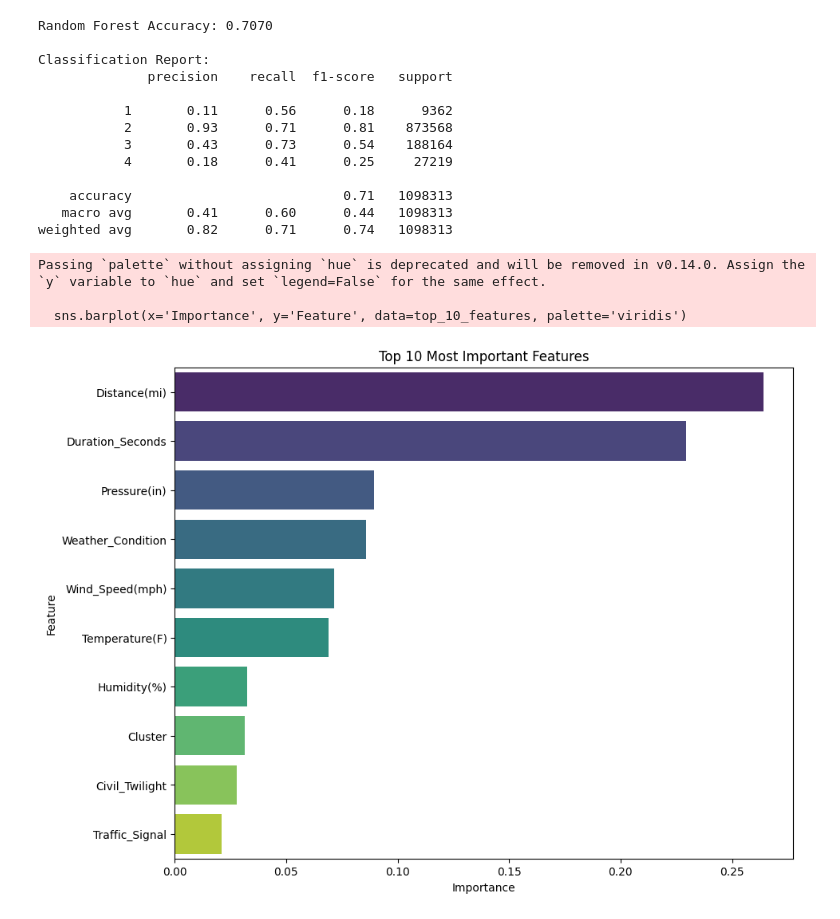
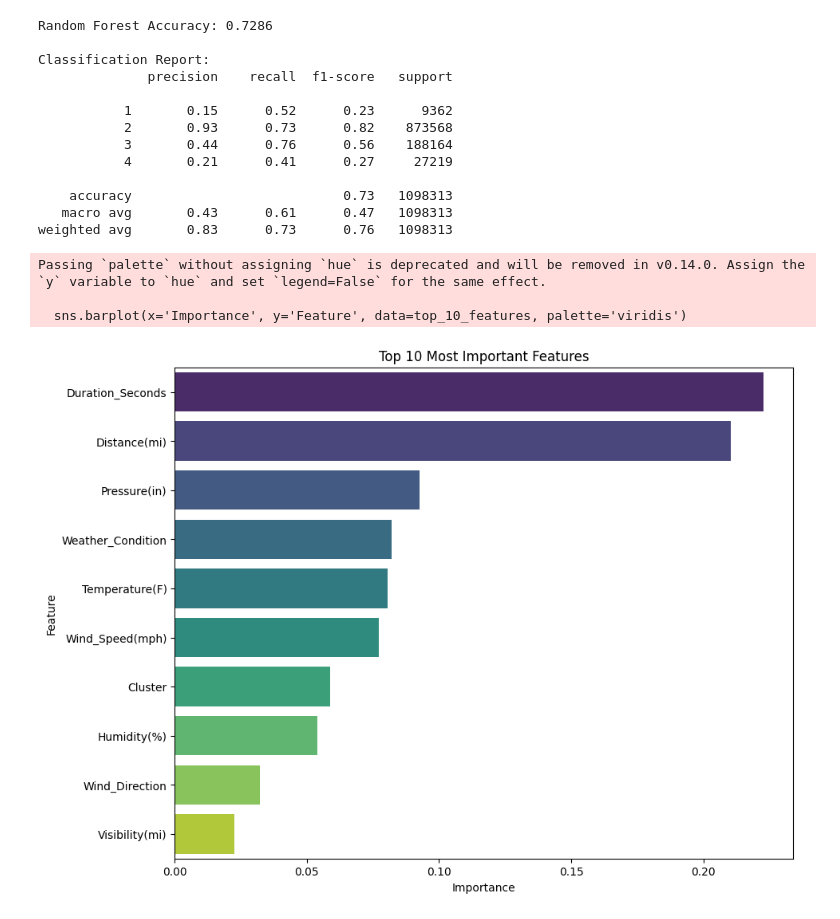
Before and after one commit to JulienLcq/DataMining, a Jupyter notebook: Classification/RF(C).ipynb, the cells around one changed output. Cells and saved outputs as stored; diff of their text form; code cells hidden in the pictures.

```diff
--- a/Classification/RF(C).ipynb
+++ b/Classification/RF(C).ipynb
@@ -27,10 +27,10 @@ split_index = [-1] * len(train_data) + [0] * len(val_data)
 predefined_split = PredefinedSplit(test_fold=split_index)
 
 rf_params = {
-    'min_samples_split': [100, 500, 1000],
-    'min_samples_leaf': [10, 100, 200, 500, 1000],
-    'n_estimators': [10, 20],
-    'max_depth': [10, 20, 50]
+    'min_samples_split': [10, 100, 500, 1000, 10000],
+    'min_samples_leaf': [5, 10, 100, 200, 500, 1000, 10000],
+    'n_estimators': [50, 100],
+    'max_depth': [10, 20, 50, 100]
 }
 
 model_rf = RandomizedSearchCV(
@@ -134,17 +134,17 @@ Best parameters for Random Forest:  {'n_estimators': 20, 'min_samples_split': 10
-Random Forest Accuracy: 0.7070
+Random Forest Accuracy: 0.7286
 
 Classification Report:
               precision    recall  f1-score   support
 
-           1       0.11      0.56      0.18      9362
-           2       0.93      0.71      0.81    873568
-           3       0.43      0.73      0.54    188164
-           4       0.18      0.41      0.25     27219
+           1       0.15      0.52      0.23      9362
+           2       0.93      0.73      0.82    873568
+           3       0.44      0.76      0.56    188164
+           4       0.21      0.41      0.27     27219
 
-    accuracy                           0.71   1098313
-   macro avg       0.41      0.60      0.44   1098313
-weighted avg       0.82      0.71      0.74   1098313
+    accuracy                           0.73   1098313
+   macro avg       0.43      0.61      0.47   1098313
+weighted avg       0.83      0.73      0.76   1098313
 Passing `palette` without assigning `hue` is deprecated and will be removed in v0.14.0. Assign the `y` variable to `hue` and set `legend=False` for the same effect.
 
   sns.barplot(x='Importance', y='Feature', data=top_10_features, palette='viridis')
-[figure, old version]
+[figure, new version]
```
Also changed, not shown: parts of 1 cell of this notebook, 2 other files.
